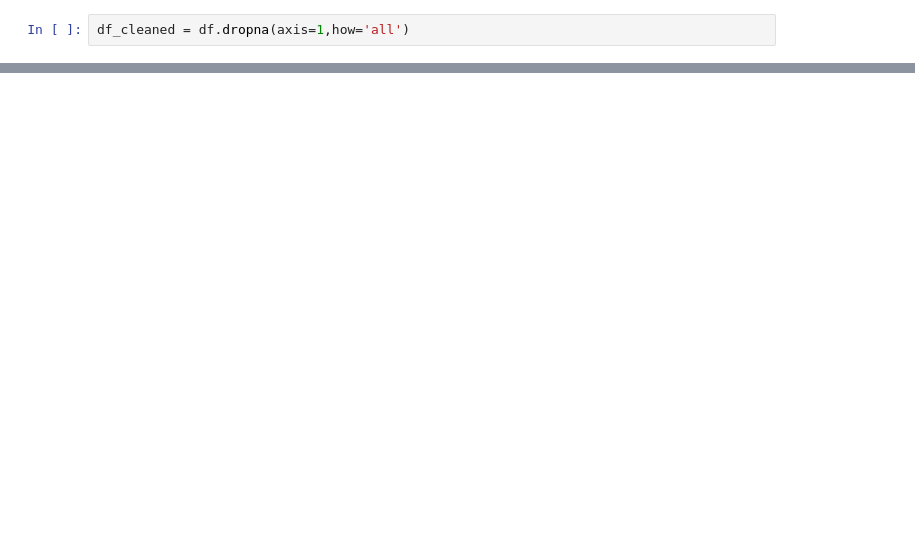
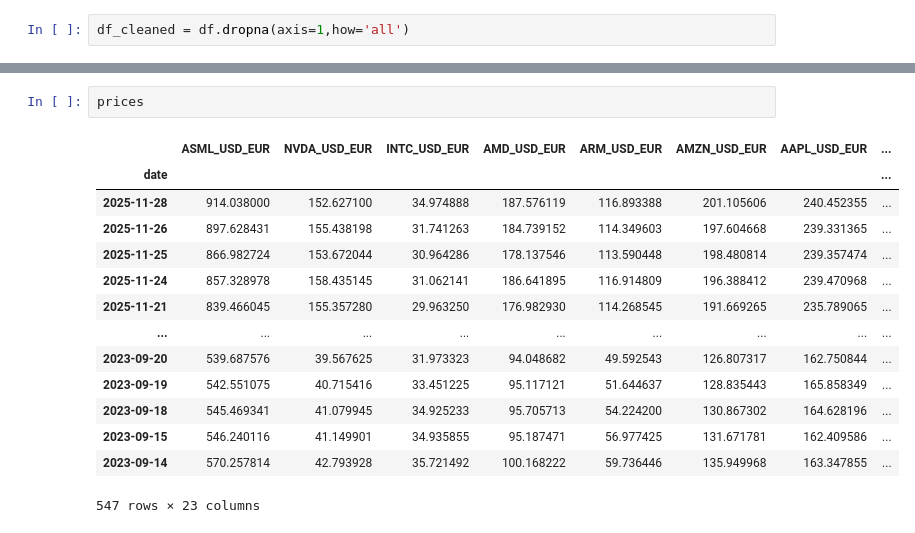
Before and after one commit to boomelage/portfolio, a Jupyter notebook: main.ipynb, the cells around one changed output, grey strips where cells are left out. Saved outputs shown, nothing was run; the diff lists cells and outputs as text; blank space fills up the shorter version.

```diff
--- a/main.ipynb
+++ b/main.ipynb
@@ -84,3 +74,20 @@ price_plot = plot(prices,figsize=(10,30))
+# %%
+prices
+# %% [output]
+|  | ASML_USD_EUR | NVDA_USD_EUR | INTC_USD_EUR | AMD_USD_EUR | ARM_USD_EUR | AMZN_USD_EUR | AAPL_USD_EUR | ... |
+| date |  |  |  |  |  |  |  | ... |
+| 2025-11-28 | 914.038000 | 152.627100 | 34.974888 | 187.576119 | 116.893388 | 201.105606 | 240.452355 | ... |
+| 2025-11-26 | 897.628431 | 155.438198 | 31.741263 | 184.739152 | 114.349603 | 197.604668 | 239.331365 | ... |
+| 2025-11-25 | 866.982724 | 153.672044 | 30.964286 | 178.137546 | 113.590448 | 198.480814 | 239.357474 | ... |
+| 2025-11-24 | 857.328978 | 158.435145 | 31.062141 | 186.641895 | 116.914809 | 196.388412 | 239.470968 | ... |
+| 2025-11-21 | 839.466045 | 155.357280 | 29.963250 | 176.982930 | 114.268545 | 191.669265 | 235.789065 | ... |
+| ... | ... | ... | ... | ... | ... | ... | ... | ... |
+| 2023-09-20 | 539.687576 | 39.567625 | 31.973323 | 94.048682 | 49.592543 | 126.807317 | 162.750844 | ... |
+| 2023-09-19 | 542.551075 | 40.715416 | 33.451225 | 95.117121 | 51.644637 | 128.835443 | 165.858349 | ... |
+| 2023-09-18 | 545.469341 | 41.079945 | 34.925233 | 95.705713 | 54.224200 | 130.867302 | 164.628196 | ... |
+| 2023-09-15 | 546.240116 | 41.149901 | 34.935855 | 95.187471 | 56.977425 | 131.671781 | 162.409586 | ... |
+| 2023-09-14 | 570.257814 | 42.793928 | 35.721492 | 100.168222 | 59.736446 | 135.949968 | 163.347855 | ... |
+547 rows × 23 columns
 # %%
 returns = ((prices - prices.shift(-1)) / prices.shift(-1)).dropna()
 average_returns = returns.mean()
```
Also changed, not shown: parts of 11 cells of this notebook, 4 other files.
